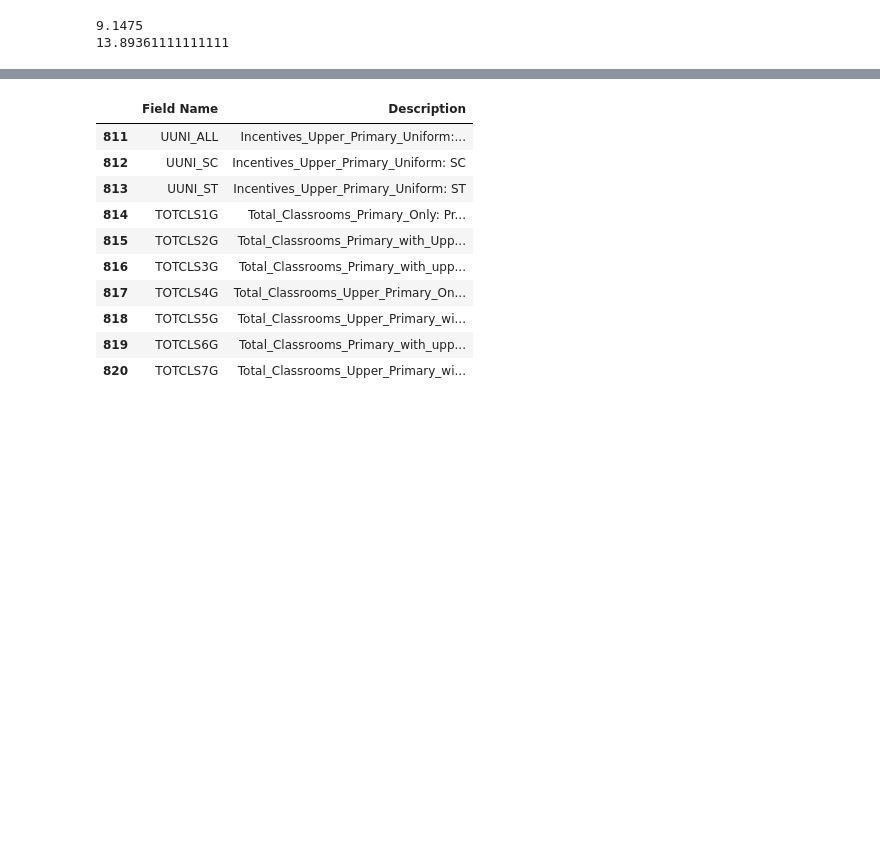
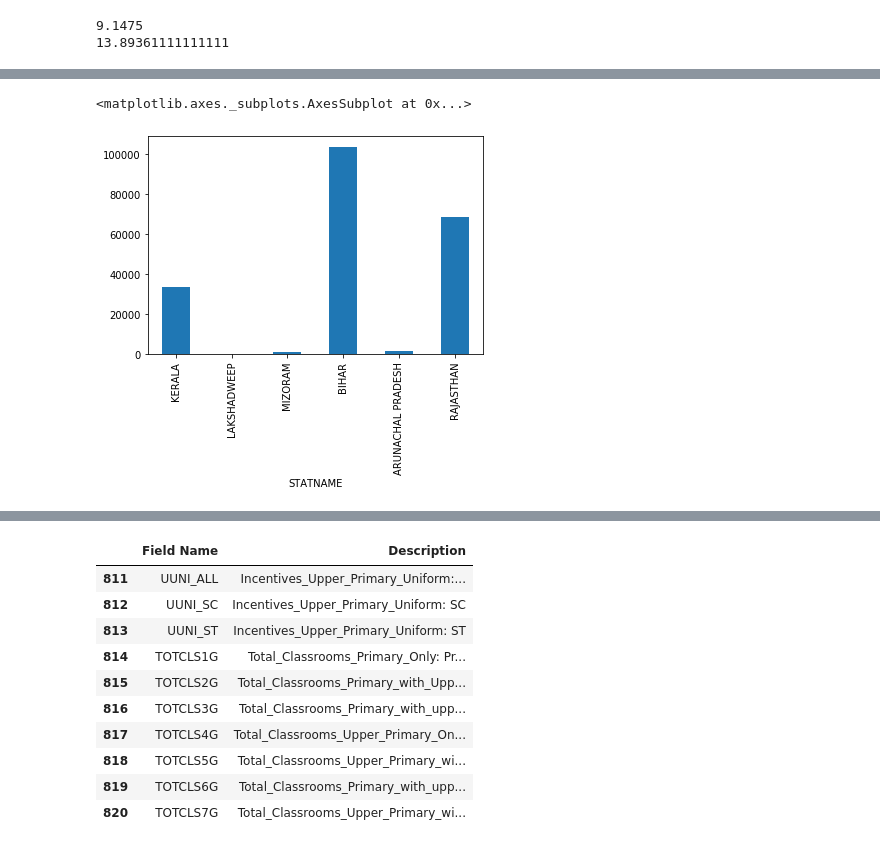
Before and after one commit to rishabh-runwal/education-india, a Jupyter notebook: Education-India.ipynb, the cells around one changed output, grey strips where cells are left out. Saved outputs shown, nothing was run; the diff lists cells and outputs as text; code cells hidden in the pictures; blank space fills up the shorter version.

```diff
--- a/Education-India.ipynb
+++ b/Education-India.ipynb
@@ -320,6 +417,0 @@ df6.head()
-# %%
-def hig_low(da_fr,col):
-    hig = da_fr.sort_values(by = col, ascending = False).head(3)
-    low = da_fr.sort_values(by = col, ascending = True).head(3)
-    higlow = pd.concat([hig, low], axis = 0, sort = False)
-    return higlow
@@ -325,0 +442,4 @@ def hig_low(da_fr,col):
+# %%
+hilo=hig_low(se,'OVERALL_LI').set_index('STATNAME')
+hilo.drop('TELANGANA', inplace=True)
+hilo
@@ -325,0 +456,5 @@ def hig_low(da_fr,col):
+# %%
+hilo['TOTPOPULAT'].plot.bar()
+# %% [output]
+<matplotlib.axes._subplots.AxesSubplot at 0x...>
+[figure, added]
```
Also changed, not shown: parts of 28 cells of this notebook.
